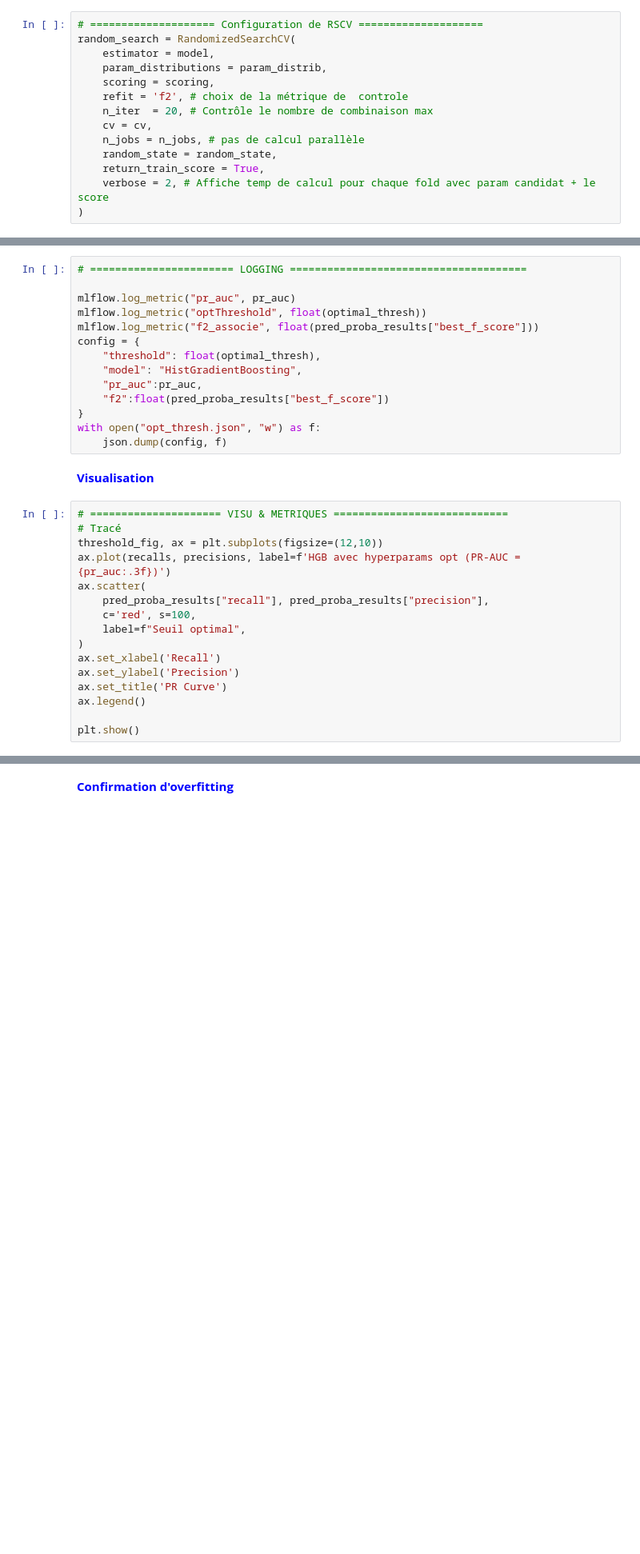
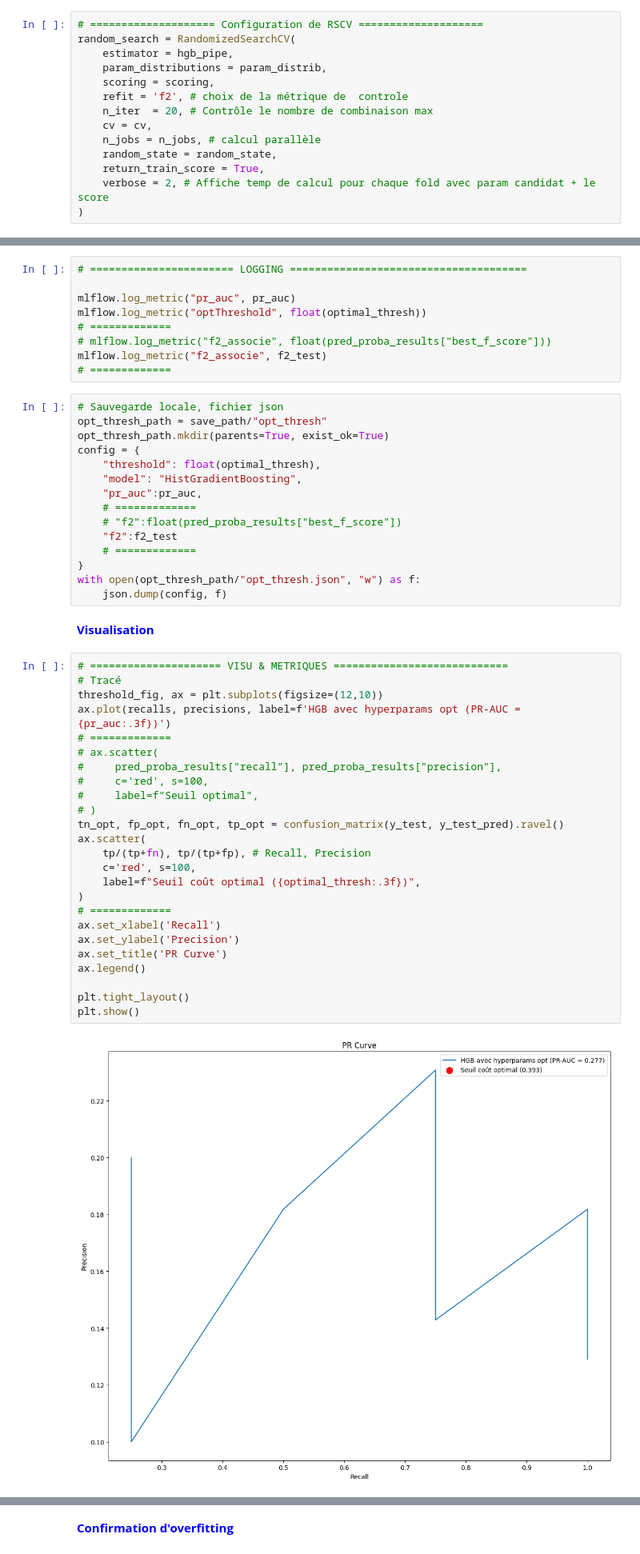
Before and after one commit to S-S-Zheng/Openclassrooms_P6, a Jupyter notebook: notebooks/P6_part4.ipynb, the cells around one changed output, grey strips where cells are left out. Shown at 80% size. Saved outputs shown, nothing was run; the diff lists cells and outputs as text; blank space fills up the shorter version.

```diff
--- a/notebooks/P6_part4.ipynb
+++ b/notebooks/P6_part4.ipynb
@@ -288,13 +296,13 @@ Dans notre cas, on a 5 hyperparamètres, sans compter les loguniform (disons 5 v
 # %%
 # ==================== Configuration de RSCV ====================
 random_search = RandomizedSearchCV(
-    estimator = model,
+    estimator = hgb_pipe,
     param_distributions = param_distrib,
     scoring = scoring,
     refit = 'f2', # choix de la métrique de  controle
     n_iter  = 20, # Contrôle le nombre de combinaison max
     cv = cv,
-    n_jobs = n_jobs, # pas de calcul parallèle
+    n_jobs = n_jobs, # calcul parallèle
     random_state = random_state,
     return_train_score = True,
     verbose = 2, # Affiche temp de calcul pour chaque fold avec param candidat + le score
@@ -370,33 +453,54 @@ optimal_thresh = pred_proba_results['optimal_threshold']
 
 mlflow.log_metric("pr_auc", pr_auc)
 mlflow.log_metric("optThreshold", float(optimal_thresh))
-mlflow.log_metric("f2_associe", float(pred_proba_results["best_f_score"]))
-config = {
-    "threshold": float(optimal_thresh),
-    "model": "HistGradientBoosting",
-    "pr_auc":pr_auc,
-    "f2":float(pred_proba_results["best_f_score"])
-}
-with open("opt_thresh.json", "w") as f:
-    json.dump(config, f)
+# =============
+# mlflow.log_metric("f2_associe", float(pred_proba_results["best_f_score"]))
+mlflow.log_metric("f2_associe", f2_test)
+# =============
+# %%
+# Sauvegarde locale, fichier json
+opt_thresh_path = save_path/"opt_thresh"
+opt_thresh_path.mkdir(parents=True, exist_ok=True)
+config = {
+    "threshold": float(optimal_thresh),
+    "model": "HistGradientBoosting",
+    "pr_auc":pr_auc,
+    # =============
+    # "f2":float(pred_proba_results["best_f_score"])
+    "f2":f2_test
+    # =============
+}
+with open(opt_thresh_path/"opt_thresh.json", "w") as f:
+    json.dump(config, f)
 # %% [markdown]
 <span style="color:blue;font-weight:bold"> Visualisation </span>
 # %%
 # ===================== VISU & METRIQUES ============================
 # Tracé
 threshold_fig, ax = plt.subplots(figsize=(12,10))
 ax.plot(recalls, precisions, label=f'HGB avec hyperparams opt (PR-AUC = {pr_auc:.3f})')
+# =============
+# ax.scatter(
+#     pred_proba_results["recall"], pred_proba_results["precision"],
+#     c='red', s=100,
+#     label=f"Seuil optimal",
+# )
+tn_opt, fp_opt, fn_opt, tp_opt = confusion_matrix(y_test, y_test_pred).ravel()
 ax.scatter(
-    pred_proba_results["recall"], pred_proba_results["precision"],
+    tp/(tp+fn), tp/(tp+fp), # Recall, Precision
     c='red', s=100,
-    label=f"Seuil optimal",
+    label=f"Seuil coût optimal ({optimal_thresh:.3f})",
 )
+# =============
 ax.set_xlabel('Recall')
 ax.set_ylabel('Precision')
 ax.set_title('PR Curve')
 ax.legend()
 
+plt.tight_layout()
 plt.show()
+# %% [output]
+[figure, added]
 # %%
 # ======================= LOGGING ======================================
 
```
Also changed, not shown: parts of 19 cells of this notebook, 4 other files.
